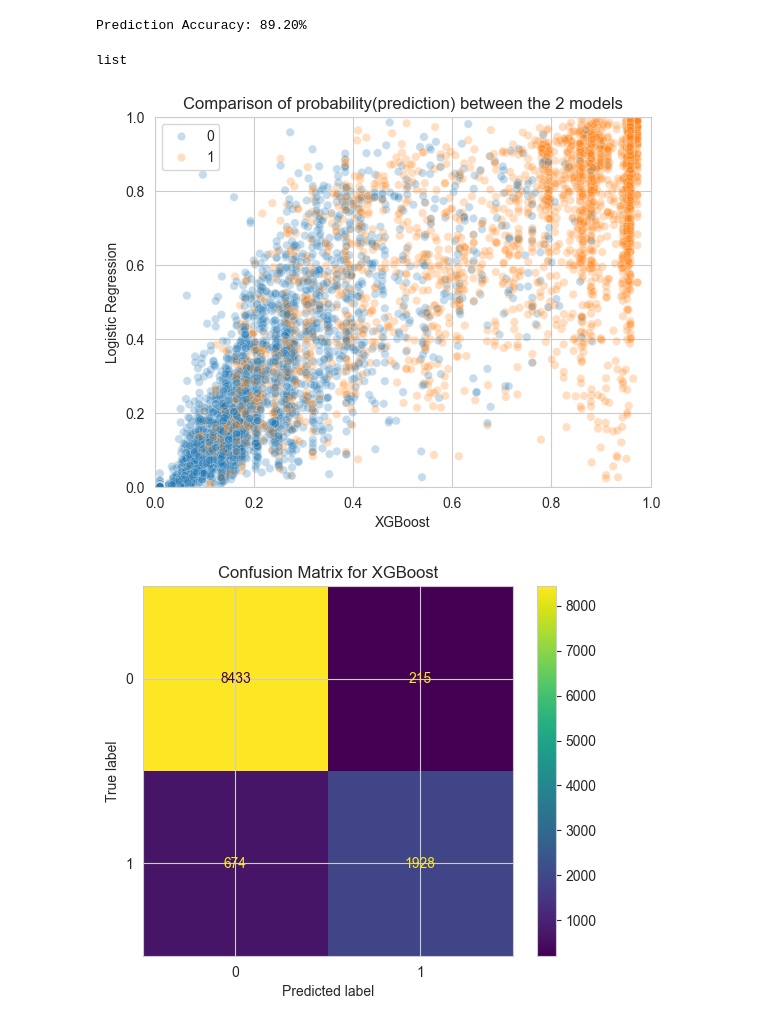
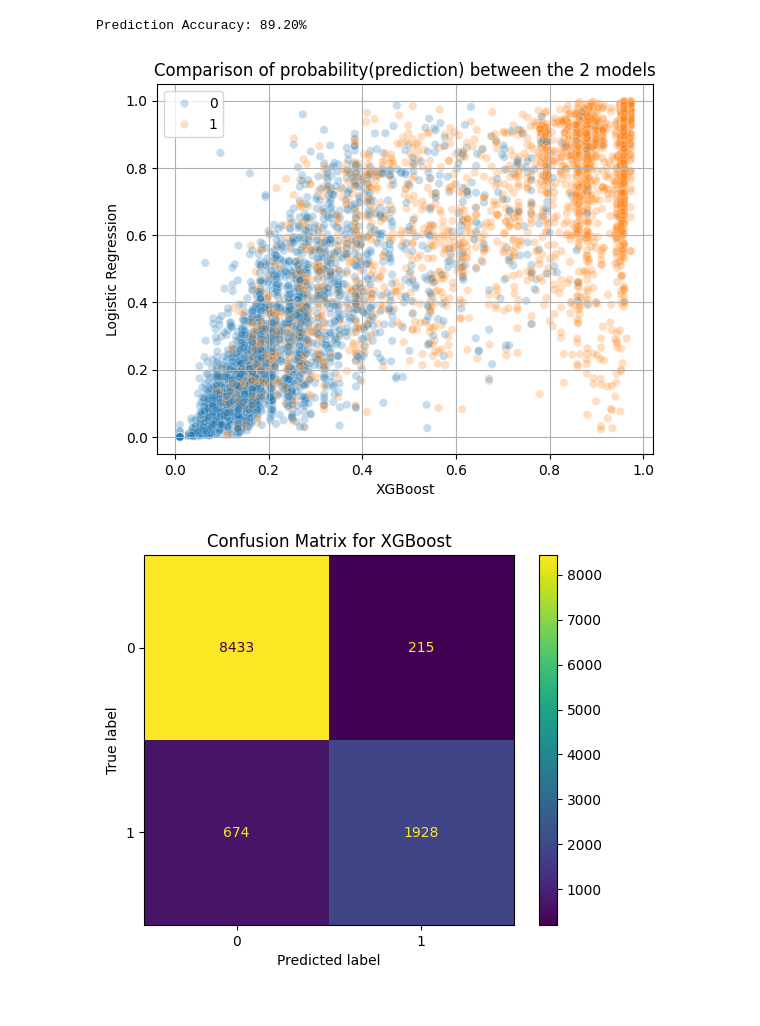
Before and after one commit to always-keep-trying/xgboost_loan_data, a Jupyter notebook: code/analysis_of_models.ipynb, the cells around one changed output. Drawn from its saved outputs; the diff is of its cells as text; code cells hidden in the pictures.

```diff
--- a/code/analysis_of_models.ipynb
+++ b/code/analysis_of_models.ipynb
@@ -5,3 +4,11 @@ sys.path.append(r"D:\Pycharm_Projects")
+# %%
+if platform.system() == 'Windows':
+    sys.path.append(r"D:\Pycharm_Projects")
+    project_dir = r"D:\Pycharm_Projects\xgboost_loan_data"
+else:
+    # macOS
+    sys.path.append(r"/Users/lukelee/Documents/Interview/Learning")
+    project_dir = r"/Users/lukelee/Documents/Interview/Learning/xgboost_loan_data"
 # %%
 from xgboost_loan_data.code.bank_loan_predict import XgboostModel, LogisticRegressionModel, prob_to_boolean
 # %%
@@ -32,27 +38,23 @@ Use Logistic model
 using pandas's get_dummies function for categorical data
 Train size: 75.0%, Test size: 25.0%
 Prediction Accuracy: 89.20%
-# %%
-type(prediction_model2)
-# %% [output]
-list
 # %%
 fig, ax = plt.subplots()
 sns.scatterplot(x=prediction_model1,y=prediction_model2,
                 alpha=0.25,
                 hue=M1.test_data[1].iloc[:,0].tolist())
 plt.xlabel("XGBoost")
 plt.ylabel("Logistic Regression")
-plt.xlim([0,1])
-plt.ylim([0,1])
+#plt.xlim([0,1])
+#plt.ylim([0,1])
 plt.title("Comparison of probability(prediction) between the 2 models")
 
-
+plt.grid(True)
 handles, labels = ax.get_legend_handles_labels()
 
 plt.show()
 # %% [output]
-[figure, old version]
+[figure, new version]
 # %%
 M1_prediction = prob_to_boolean(prediction_model1)
 M2_prediction = prob_to_boolean(prediction_model2)
@@ -67,7 +69,7 @@ disp_cfm1.plot()
 plt.title("Confusion Matrix for XGBoost")
 plt.show()
 # %% [output]
-[figure, old version]
+[figure, new version]
 # %%
 cfm_2 = confusion_matrix(y_true=y_test,y_pred=M2_prediction)
 disp_cfm2 = ConfusionMatrixDisplay(confusion_matrix=cfm_2)
```
Also changed, not shown: parts of 14 cells of this notebook.
